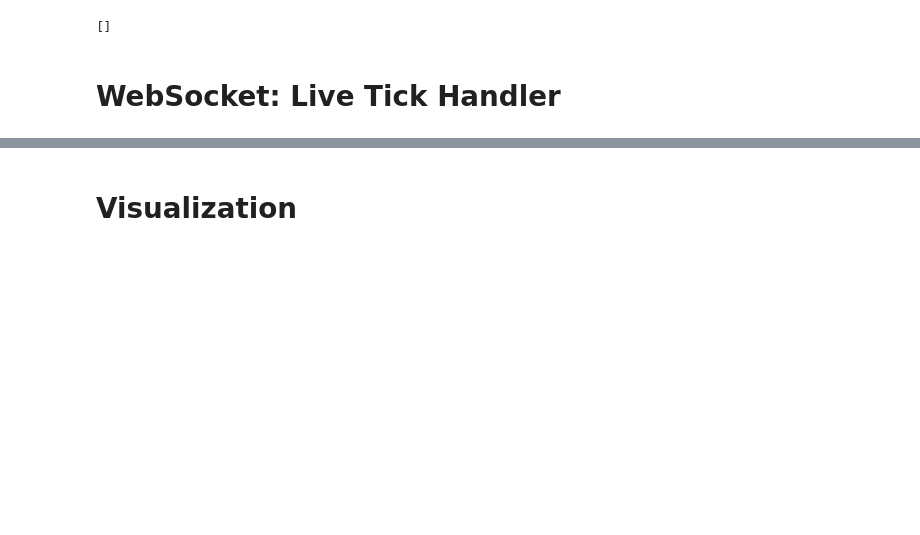
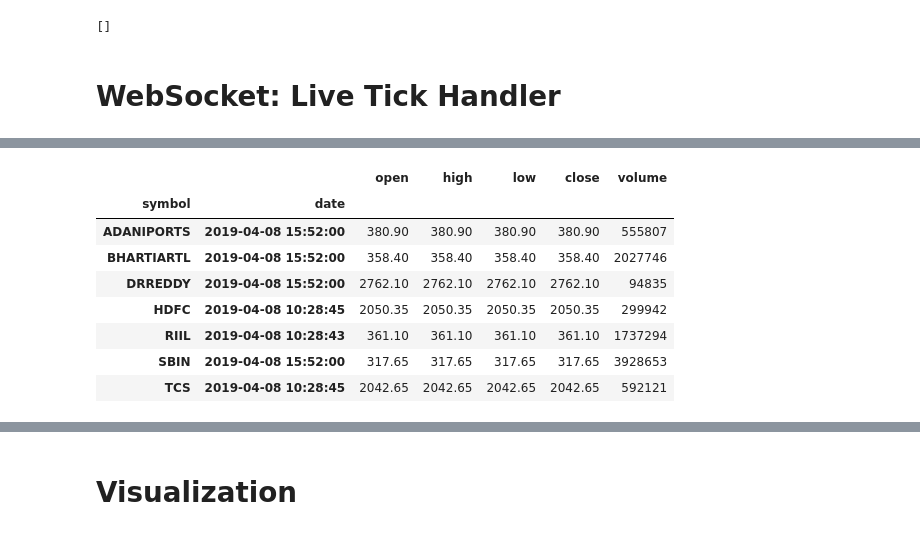
Before and after one commit to suhansaha/freedom, a Jupyter notebook: Kite_WebScoket_Handler.ipynb, the cells around one changed output, grey strips where cells are left out. Saved outputs shown, nothing was run; the diff lists cells and outputs as text; code cells hidden in the pictures; blank space fills up the shorter version.

Commit message:
Captured live data and draft tick handler implementation done

```diff
--- a/Kite_WebScoket_Handler.ipynb
+++ b/Kite_WebScoket_Handler.ipynb
@@ -434,0 +481,8 @@ date
+# %%
+EQSYMBOL = lambda x:instruments_df[instruments_df['instrument_token']==x].index[0]
+EQTOKEN = lambda x:instruments_df.loc[x,'instrument_token']
+
+EQSYMBOL(225537)
+
+EQTOKEN('DRREDDY')
+LiveStream = pd.DataFrame()
@@ -434,0 +509,12 @@ date
+# %%
+LiveStream
+# %% [output]
+|  |  | open | high | low | close | volume |
+| symbol | date |  |  |  |  |  |
+| ADANIPORTS | 2019-04-08 15:52:00 | 380.90 | 380.90 | 380.90 | 380.90 | 555807 |
+| BHARTIARTL | 2019-04-08 15:52:00 | 358.40 | 358.40 | 358.40 | 358.40 | 2027746 |
+| DRREDDY | 2019-04-08 15:52:00 | 2762.10 | 2762.10 | 2762.10 | 2762.10 | 94835 |
+| HDFC | 2019-04-08 10:28:45 | 2050.35 | 2050.35 | 2050.35 | 2050.35 | 299942 |
+| RIIL | 2019-04-08 10:28:43 | 361.10 | 361.10 | 361.10 | 361.10 | 1737294 |
+| SBIN | 2019-04-08 15:52:00 | 317.65 | 317.65 | 317.65 | 317.65 | 3928653 |
+| TCS | 2019-04-08 10:28:45 | 2042.65 | 2042.65 | 2042.65 | 2042.65 | 592121 |
```
Also changed, not shown: parts of 25 cells of this notebook, 7 other files.
